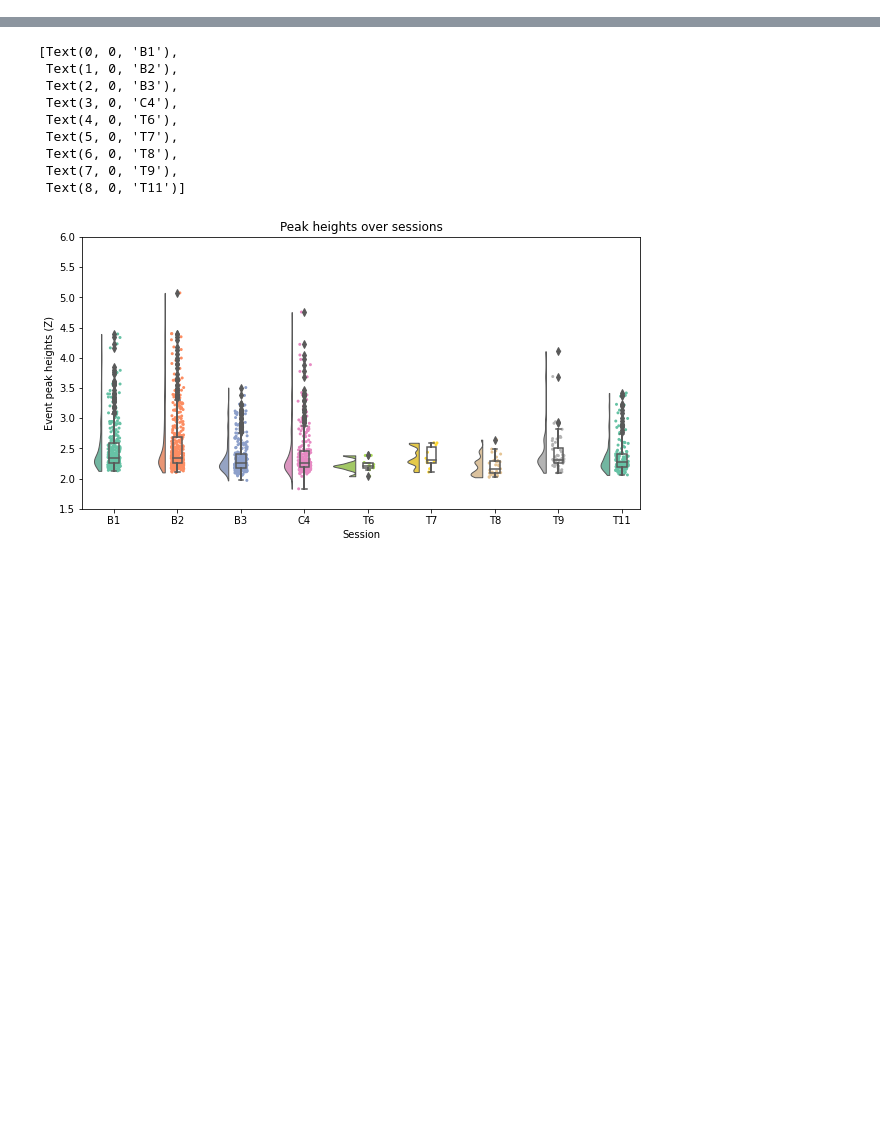
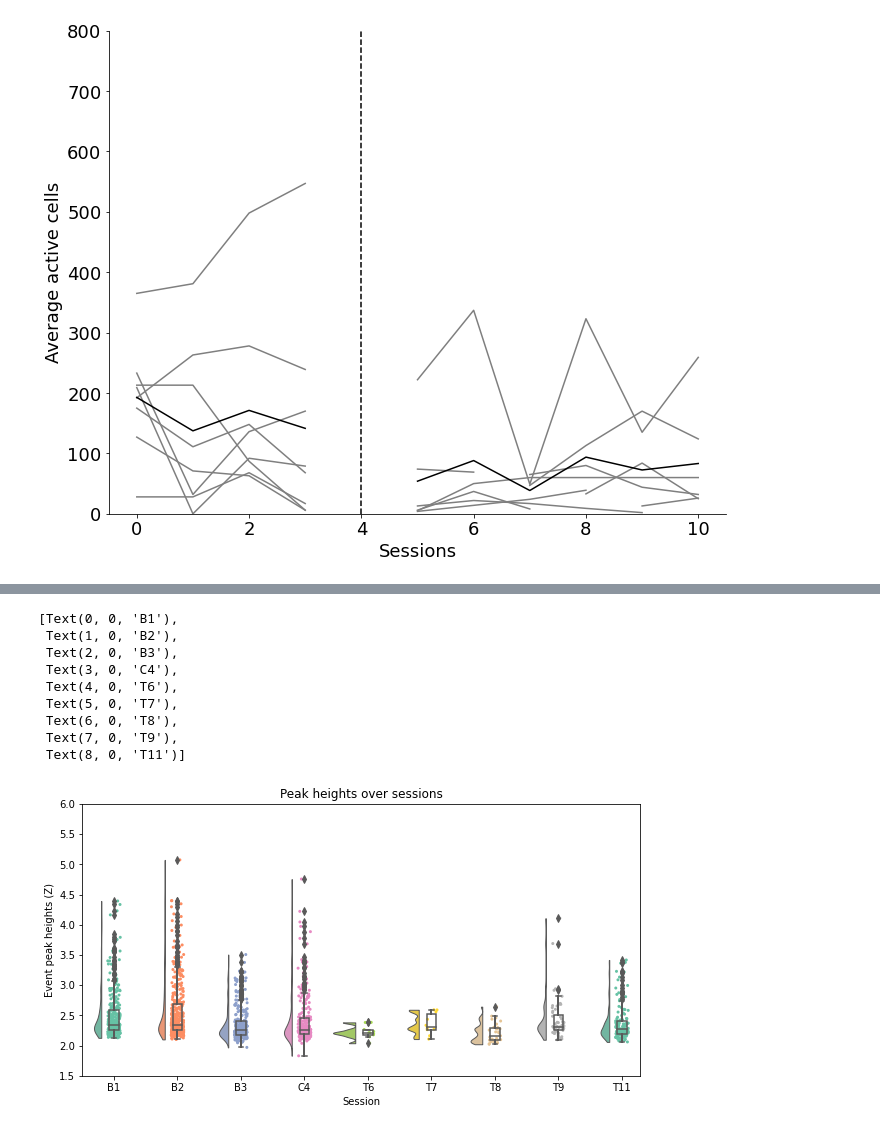
Before and after one commit to margolislab/Bibineyshvili_2024, a Jupyter notebook: 2P_TBI_mat.ipynb, the cells around one changed output, grey strips where cells are left out. Cells and saved outputs as stored; diff of their text form; code cells hidden in the pictures; blank space fills up the shorter version.

```diff
--- a/2P_TBI_mat.ipynb
+++ b/2P_TBI_mat.ipynb
@@ -23,0 +159,18 @@ mouse_name = simpledialog.askstring("Mouse name", "Enter mouse name:")
+# %%
+sname = 'Spontaneous'
+# %%
+
+fig, ax =  plt.subplots(figsize=(10,8))
+im = ax.plot(x[0,:,:],'tab:grey')
+ax.plot(y[0,:],'k')
+plt.ylabel('Average active cells')
+plt.xlabel('Sessions')
+plt.ylim(0,800)
+ax.spines['top'].set_visible(False)
+ax.spines['right'].set_visible(False)
+plt.axvline(x=4, color='black', linestyle='--')
+fig.tight_layout()
+plt.savefig('{}_activecells.png'.format(sname))
+plt.show()
+# %% [output]
+[figure, added]
```
Also changed, not shown: parts of 17 cells of this notebook, 1 other file.
